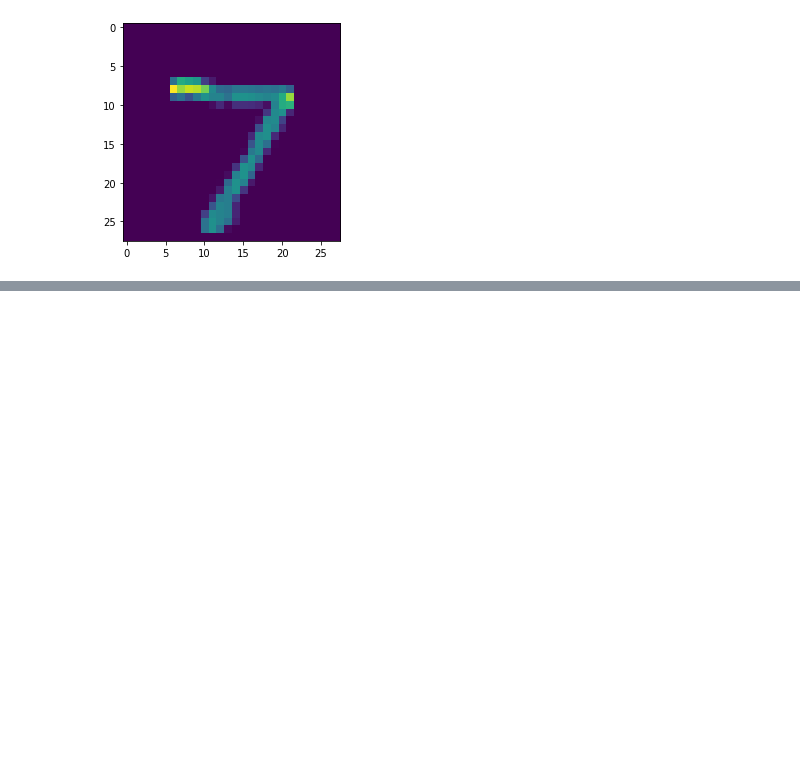
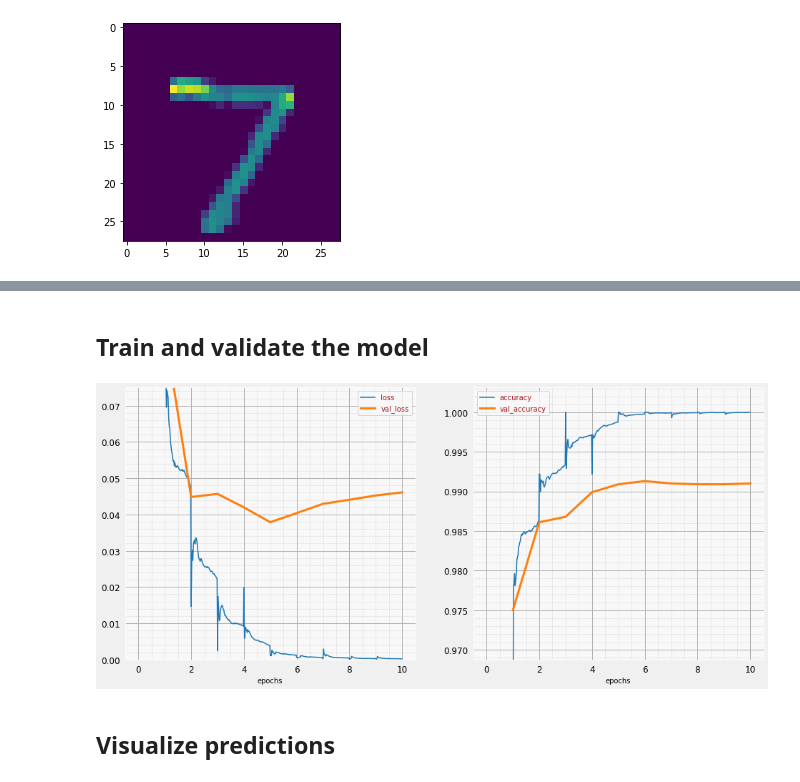
Before and after one commit to Peter-Rambeck/python_week_handin, a Jupyter notebook: Week_10.ipynb, the cells around one changed output, grey strips where cells are left out. Cells and saved outputs as stored; diff of their text form; code cells hidden in the pictures; blank space fills up the shorter version.

```diff
--- a/Week_10.ipynb
+++ b/Week_10.ipynb
@@ -78,0 +331,24 @@ plt.show()
+# %%
+model = tf.keras.Sequential(
+  [
+      #tf.keras.layers.Input(shape=(28*28,)),
+      tf.keras.layers.Reshape(input_shape=(28*28,), target_shape=(28, 28, 1)),
+      ## Adding layers
+         tf.keras.layers.Conv2D(kernel_size=3, filters=12, activation='relu', padding='same'),
+      tf.keras.layers.Conv2D(kernel_size=6, filters=24, activation='relu', padding='same', strides=2),
+      tf.keras.layers.Conv2D(kernel_size=6, filters=32, activation='relu', padding='same', strides=2),
+      tf.keras.layers.Flatten(),
+      tf.keras.layers.Dense(200, activation='relu'),
+   tf.keras.layers.Dense(60, activation='relu'),
+      tf.keras.layers.Dense(10, activation='softmax')
+  ])
+
+model.compile(optimizer =  tf.keras.optimizers.Adam(learning_rate=0.01),
+              loss='categorical_crossentropy',
+              metrics=['accuracy'])
+
+# print model layers
+model.summary()
+
+# utility callback that displays training curves
+plot_training = PlotTraining(sample_rate=10, zoom=16)
@@ -78,0 +373,12 @@ plt.show()
+# %% [markdown]
+## Train and validate the model
+# %%
+steps_per_epoch = 60000//BATCH_SIZE  # 60,000 items in this dataset
+print("Steps per epoch: ", steps_per_epoch)
+
+history = model.fit(training_dataset, steps_per_epoch=steps_per_epoch, epochs=EPOCHS,
+                    validation_data=validation_dataset, validation_steps=1, callbacks=[plot_training, lr_decay_callback])
+# %% [output]
+[figure, added]
+# %% [markdown]
+## Visualize predictions
```
Also changed, not shown: parts of 11 cells of this notebook.
